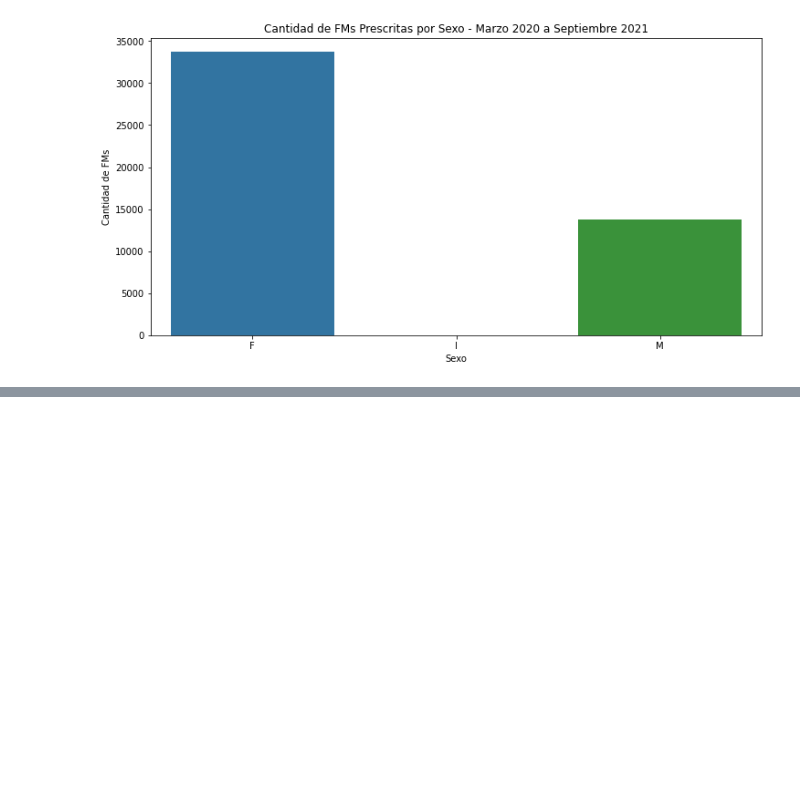
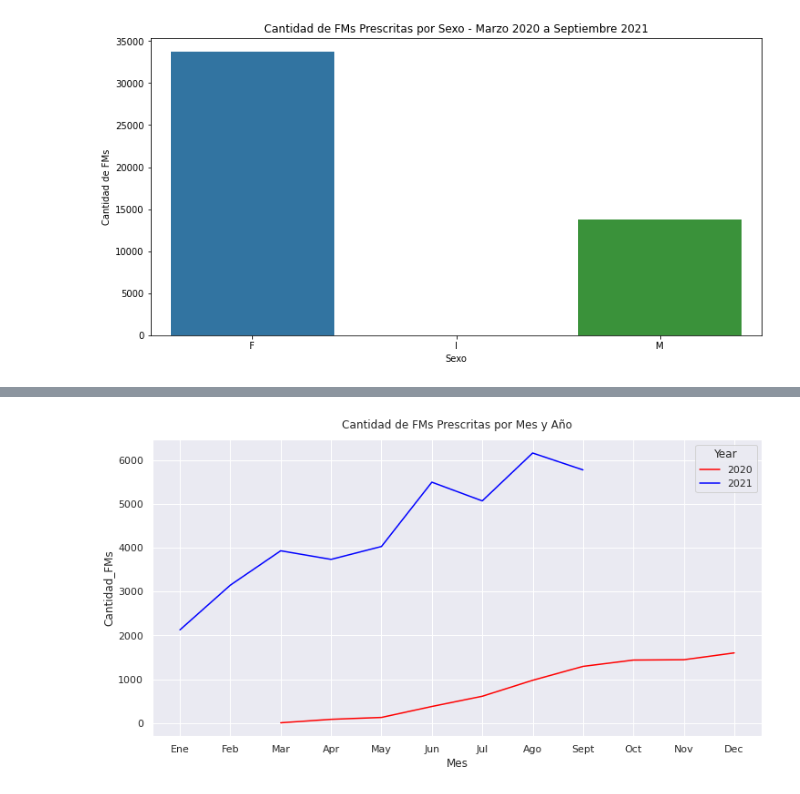
Before and after one commit to princeKike27/Khiron-Next-Buyers-FM, a Jupyter notebook: Khiron_Next_Buyers_FM.ipynb, the cells around one changed output, grey strips where cells are left out. Cells and saved outputs as stored; diff of their text form; code cells hidden in the pictures; blank space fills up the shorter version.

```diff
--- a/Khiron_Next_Buyers_FM.ipynb
+++ b/Khiron_Next_Buyers_FM.ipynb
@@ -177,0 +271,6 @@ plt.show()
+# %%
+# convert FechaFormulacion to datetime
+df_procedures['FechaFormulacion'] = pd.to_datetime(df_procedures['FechaFormulacion'])
+
+# check that the change was made
+df_procedures.dtypes
@@ -177,0 +298,6 @@ plt.show()
+# %%
+# create month and year column >> using pd.DatetimeIndex()
+df_procedures['Month'] = pd.DatetimeIndex(df_procedures['FechaFormulacion']).month
+df_procedures['Year'] = pd.DatetimeIndex(df_procedures['FechaFormulacion']).year
+
+df_procedures.head()
@@ -177,0 +311,15 @@ plt.show()
+# %%
+# function to calcultate number and avg of presribed FMs
+def sum_avg_fm(df):
+  calc={}
+  calc['Numero_Prescripciones'] = len(df)
+  calc['Cantidad_FMs'] = df['Cantidad'].sum()
+
+
+  return pd.Series(calc, index=['Numero_Prescripciones', 'Cantidad_FMs', ])
+# %%
+# FMs prescribed by month/year
+fm_proced_month = df_procedures.groupby(['Year', 'Month']).apply(sum_avg_fm).reset_index()
+
+fm_proced_month['%_Cantidad'] = (fm_proced_month['Cantidad_FMs'] / fm_proced_month['Cantidad_FMs'].sum()) * 100
+fm_proced_month
@@ -177,0 +344,14 @@ plt.show()
+# %%
+# lineplot of number of prescriptions by month
+
+f, ax = plt.subplots(figsize=(12, 6))
+
+sns.lineplot(x=fm_proced_month['Month'], y=fm_proced_month['Cantidad_FMs'], hue=fm_proced_month['Year'], palette=['red', 'blue'])
+ax.set_xticks([1,2,3,4,5,6,7,8,9,10,11,12])
+ax.set_xticklabels(['Ene', 'Feb', 'Mar', 'Apr', 'May', 'Jun', 'Jul', 'Ago', 'Sept', 'Oct', 'Nov', 'Dec'])
+
+plt.xlabel('Mes')
+plt.title('Cantidad de FMs Prescritas por Mes y Año', pad=12)
+plt.show()
+# %% [output]
+[figure, added]
```
Also changed, not shown: parts of 20 cells of this notebook.
